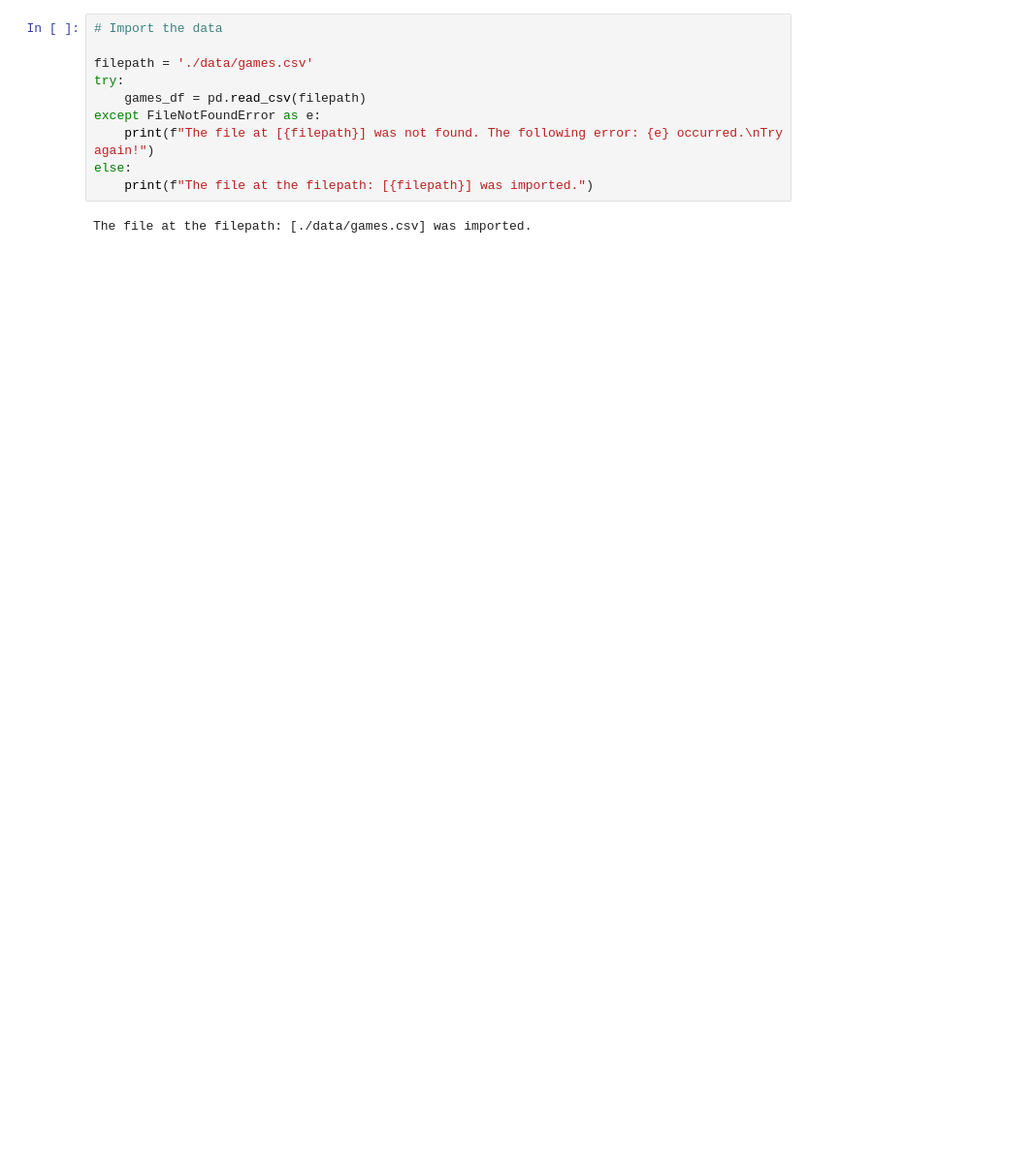
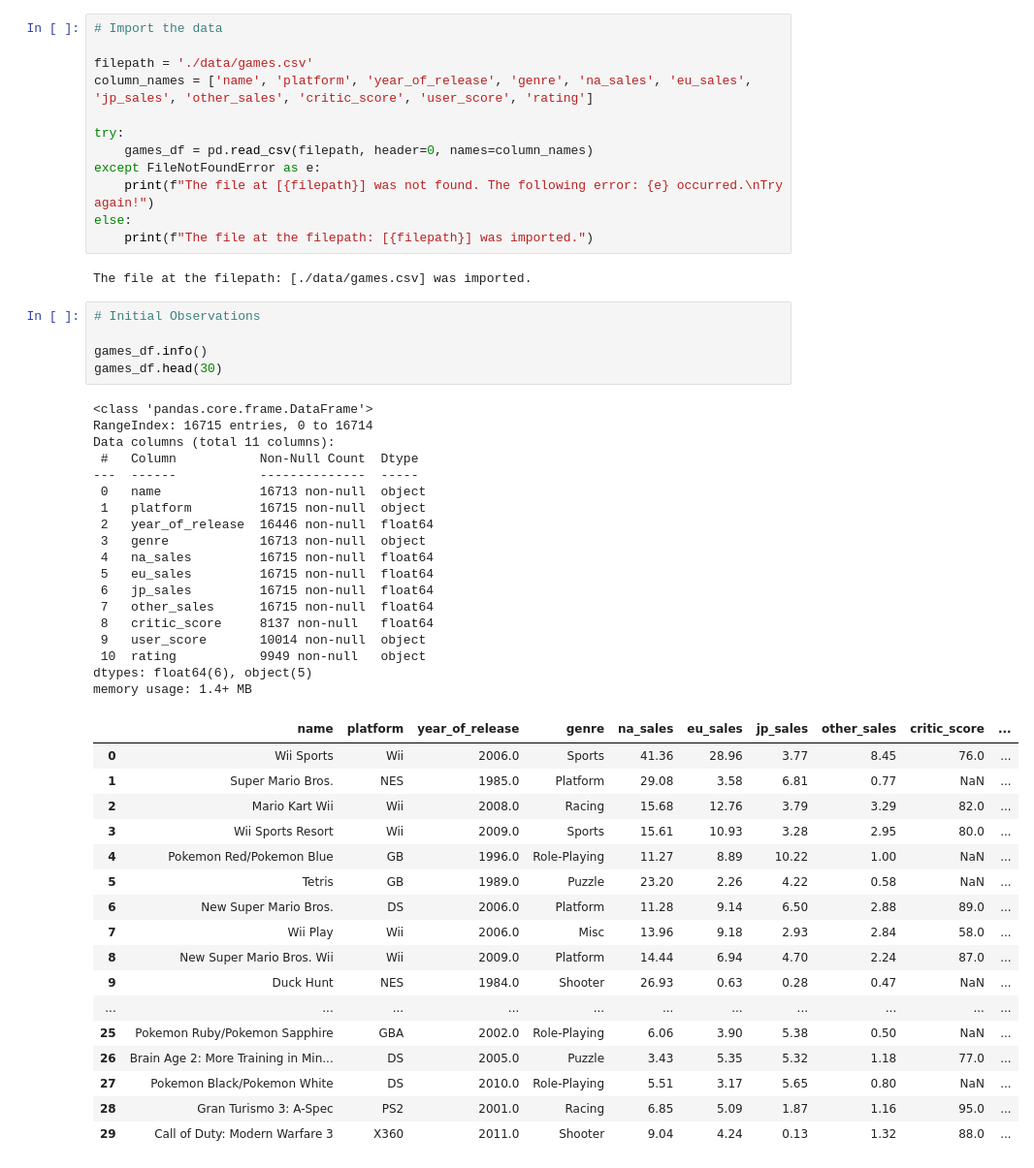
Before and after one commit to mnunezsa95/ds_project_video_game_analysis, a Jupyter notebook: EDA.ipynb, the cells around one changed output. Shown: that part at 97% size. Cells and saved outputs as stored; diff of their text form; blank space fills up the shorter version.

```diff
--- a/EDA.ipynb
+++ b/EDA.ipynb
@@ -16,11 +18,54 @@ import math
 # Import the data
 
 filepath = './data/games.csv'
+column_names = ['name', 'platform', 'year_of_release', 'genre', 'na_sales', 'eu_sales', 'jp_sales', 'other_sales', 'critic_score', 'user_score', 'rating']
+
 try:
-    games_df = pd.read_csv(filepath)
+    games_df = pd.read_csv(filepath, header=0, names=column_names)
 except FileNotFoundError as e:
     print(f"The file at [{filepath}] was not found. The following error: {e} occurred.\nTry again!")
 else:
     print(f"The file at the filepath: [{filepath}] was imported.")
 # %% [output]
 The file at the filepath: [./data/games.csv] was imported.
+# %%
+# Initial Observations
+
+games_df.info()
+games_df.head(30)
+# %% [output]
+<class 'pandas.core.frame.DataFrame'>
+RangeIndex: 16715 entries, 0 to 16714
+Data columns (total 11 columns):
+ #   Column           Non-Null Count  Dtype
+---  ------           --------------  -----
+ 0   name             16713 non-null  object
+ 1   platform         16715 non-null  object
+ 2   year_of_release  16446 non-null  float64
+ 3   genre            16713 non-null  object
+ 4   na_sales         16715 non-null  float64
+ 5   eu_sales         16715 non-null  float64
+ 6   jp_sales         16715 non-null  float64
+ 7   other_sales      16715 non-null  float64
+ 8   critic_score     8137 non-null   float64
+ 9   user_score       10014 non-null  object
+ 10  rating           9949 non-null   object
+dtypes: float64(6), object(5)
+memory usage: 1.4+ MB
+|  | name | platform | year_of_release | genre | na_sales | eu_sales | jp_sales | other_sales | critic_score | ... |
+| 0 | Wii Sports | Wii | 2006.0 | Sports | 41.36 | 28.96 | 3.77 | 8.45 | 76.0 | ... |
+| 1 | Super Mario Bros. | NES | 1985.0 | Platform | 29.08 | 3.58 | 6.81 | 0.77 | NaN | ... |
+| 2 | Mario Kart Wii | Wii | 2008.0 | Racing | 15.68 | 12.76 | 3.79 | 3.29 | 82.0 | ... |
+| 3 | Wii Sports Resort | Wii | 2009.0 | Sports | 15.61 | 10.93 | 3.28 | 2.95 | 80.0 | ... |
+| 4 | Pokemon Red/Pokemon Blue | GB | 1996.0 | Role-Playing | 11.27 | 8.89 | 10.22 | 1.00 | NaN | ... |
+| 5 | Tetris | GB | 1989.0 | Puzzle | 23.20 | 2.26 | 4.22 | 0.58 | NaN | ... |
+| 6 | New Super Mario Bros. | DS | 2006.0 | Platform | 11.28 | 9.14 | 6.50 | 2.88 | 89.0 | ... |
+| 7 | Wii Play | Wii | 2006.0 | Misc | 13.96 | 9.18 | 2.93 | 2.84 | 58.0 | ... |
+| 8 | New Super Mario Bros. Wii | Wii | 2009.0 | Platform | 14.44 | 6.94 | 4.70 | 2.24 | 87.0 | ... |
+| 9 | Duck Hunt | NES | 1984.0 | Shooter | 26.93 | 0.63 | 0.28 | 0.47 | NaN | ... |
+| ... | ... | ... | ... | ... | ... | ... | ... | ... | ... | ... |
+| 25 | Pokemon Ruby/Pokemon Sapphire | GBA | 2002.0 | Role-Playing | 6.06 | 3.90 | 5.38 | 0.50 | NaN | ... |
+| 26 | Brain Age 2: More Training in Min... | DS | 2005.0 | Puzzle | 3.43 | 5.35 | 5.32 | 1.18 | 77.0 | ... |
+| 27 | Pokemon Black/Pokemon White | DS | 2010.0 | Role-Playing | 5.51 | 3.17 | 5.65 | 0.80 | NaN | ... |
+| 28 | Gran Turismo 3: A-Spec | PS2 | 2001.0 | Racing | 6.85 | 5.09 | 1.87 | 1.16 | 95.0 | ... |
+| 29 | Call of Duty: Modern Warfare 3 | X360 | 2011.0 | Shooter | 9.04 | 4.24 | 0.13 | 1.32 | 88.0 | ... |
```
Also changed, not shown: parts of 7 cells of this notebook.
